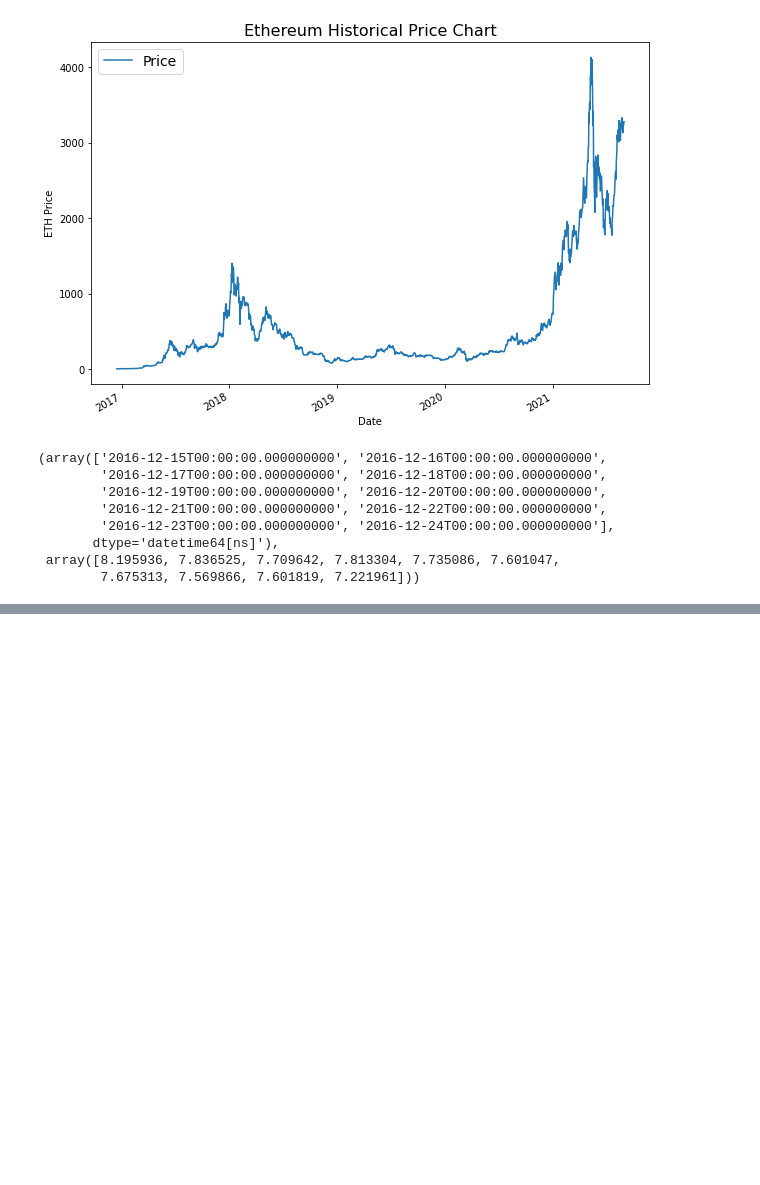
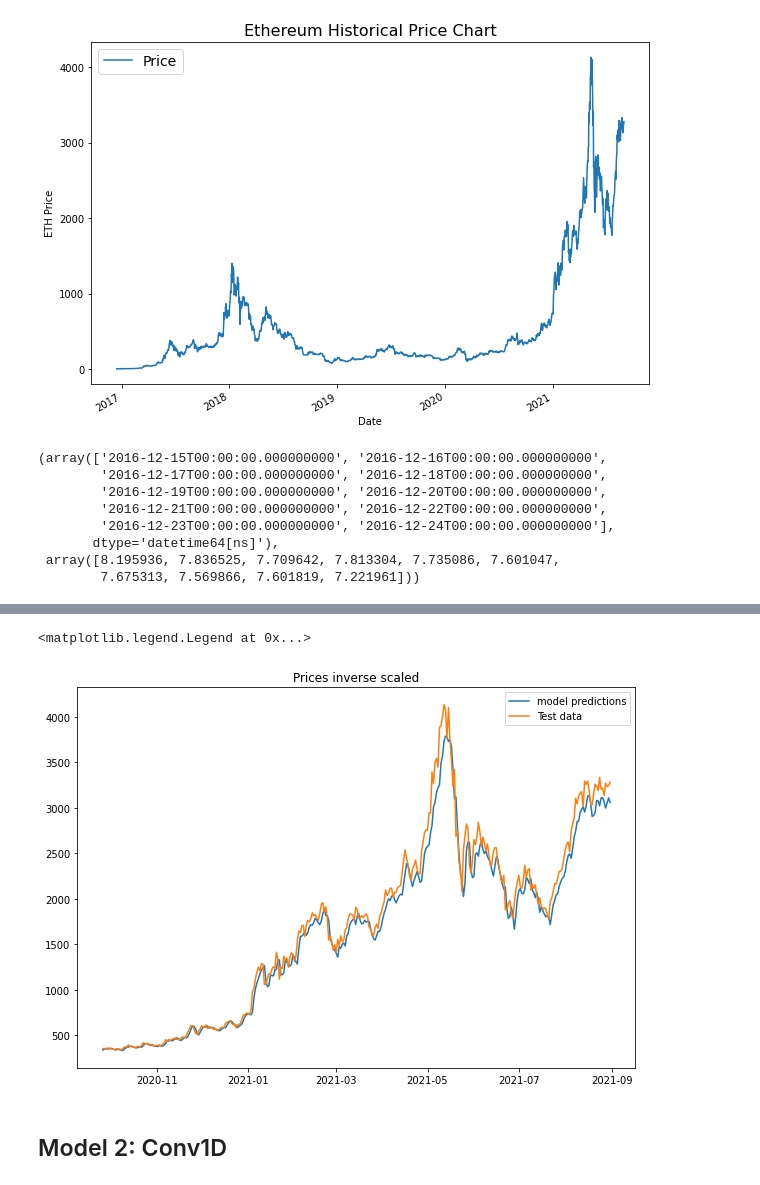
Before and after one commit to schauppi/Udemy_TensorFlow_Developer, a Jupyter notebook: Exam_preparation/Time_series_forecasting_eth_price.ipynb, the cells around one changed output, grey strips where cells are left out. Saved outputs shown, nothing was run; the diff lists cells and outputs as text; code cells hidden in the pictures; blank space fills up the shorter version.

```diff
--- a/Exam_preparation/Time_series_forecasting_eth_price.ipynb
+++ b/Exam_preparation/Time_series_forecasting_eth_price.ipynb
@@ -407,0 +272,14 @@ model_3 = tf.keras.Sequential([
+# %%
+model_1_preds = model_1_preds.numpy()
+model_1_preds = model_1_preds.reshape(-1, 1)
+model_1_preds_rescaled = scaler.inverse_transform(model_1_preds)
+plt.figure(figsize=(10,7))
+plt.plot(timesteps[1366:].reshape(-1,1), model_1_preds_rescaled, label="model predictions")
+plt.plot(timesteps[1366:].reshape(-1,1), prices[1366:], label="Test data")
+plt.title("Prices inverse scaled")
+plt.legend()
+# %% [output]
+<matplotlib.legend.Legend at 0x...>
+[figure, added]
+# %% [markdown]
+## Model 2: Conv1D
```
Also changed, not shown: parts of 149 cells of this notebook.
